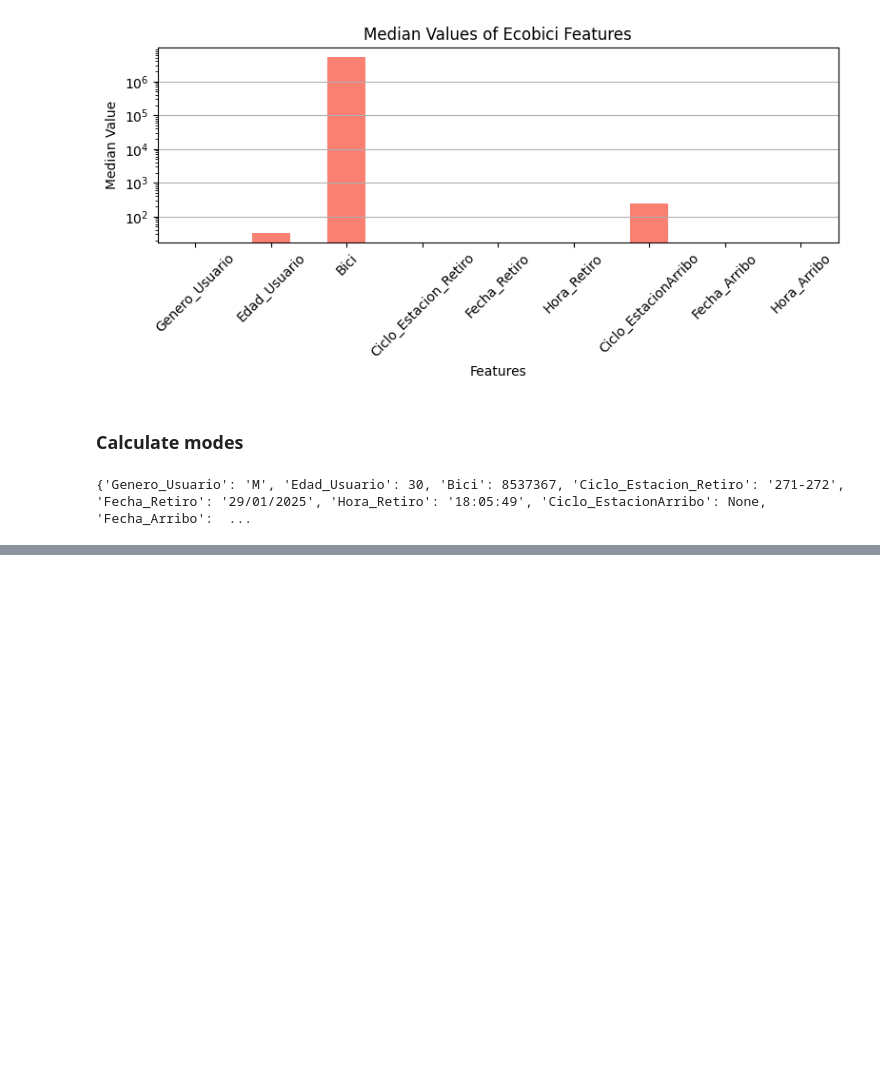
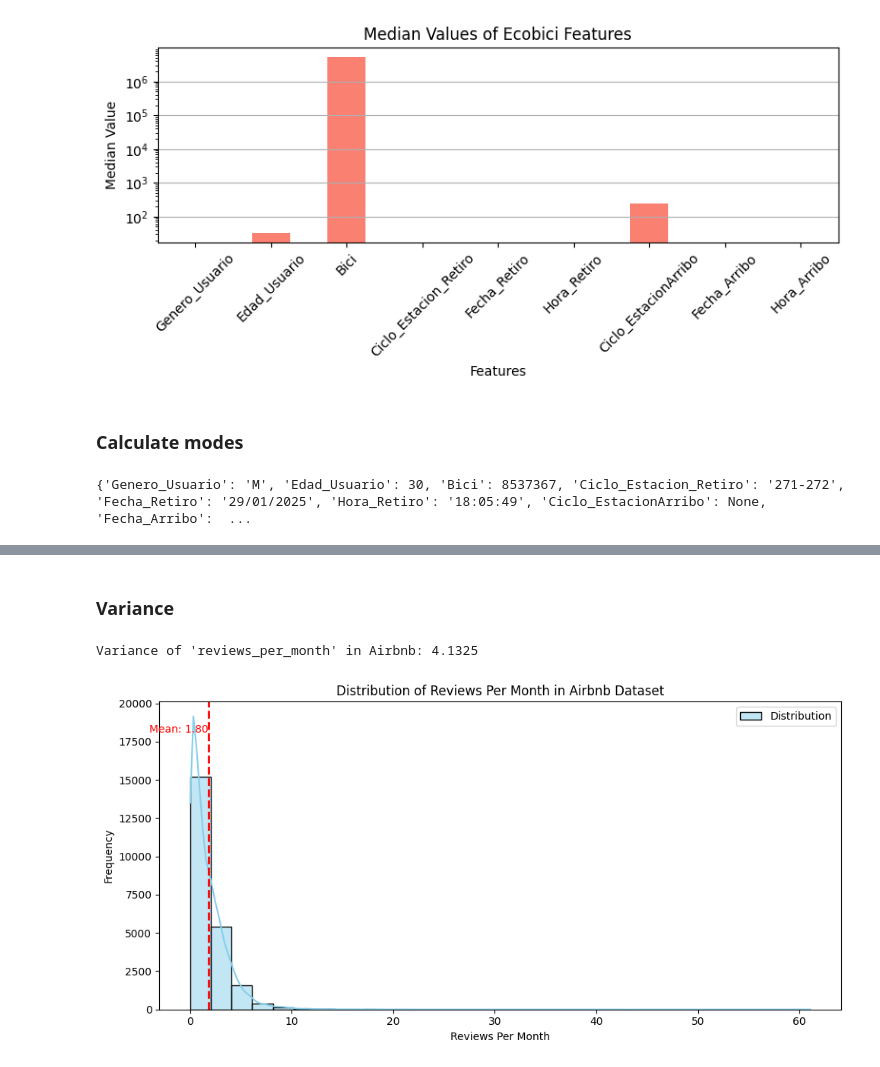
Before and after one commit to nicoleKape-code/AI_CourseRepo, a Jupyter notebook: 25_aug/descriptive_statistics.ipynb, the cells around one changed output, grey strips where cells are left out. Saved outputs shown, nothing was run; the diff lists cells and outputs as text; code cells hidden in the pictures; blank space fills up the shorter version.

```diff
--- a/25_aug/descriptive_statistics.ipynb
+++ b/25_aug/descriptive_statistics.ipynb
@@ -228,0 +265,32 @@ print(modes_first)
+# %% [markdown]
+### Variance
+# %%
+reviews_variance = df.select(pl.col("reviews_per_month").var(ddof=1)).item()
+print(f"Variance of 'reviews_per_month' in Airbnb: {reviews_variance:.4f}")
+
+mean_val = df.select(pl.col("reviews_per_month").mean()).item()
+
+# --- 3. Convert column to pandas Series for seaborn plotting
+reviews = df["reviews_per_month"].to_pandas()
+
+# Plot
+plt.figure(figsize=(10, 5))
+sns.histplot(reviews, bins=30, kde=True, color="skyblue", label="Distribution")
+
+# Highlight mean
+plt.axvline(mean_val, color='red', linestyle='dashed', linewidth=2)
+
+min_ylim, max_ylim = plt.ylim()
+plt.text(mean_val, max_ylim*0.9, f'Mean: {mean_val:.2f}',
+         horizontalalignment='right', color='red')
+
+plt.title('Distribution of Reviews Per Month in Airbnb Dataset')
+plt.xlabel('Reviews Per Month')
+plt.ylabel('Frequency')
+plt.legend()
+
+plt.tight_layout()
+plt.show()
+# %% [output]
+Variance of 'reviews_per_month' in Airbnb: 4.1325
+[figure, added]
```
Also changed, not shown: parts of 20 cells of this notebook.
